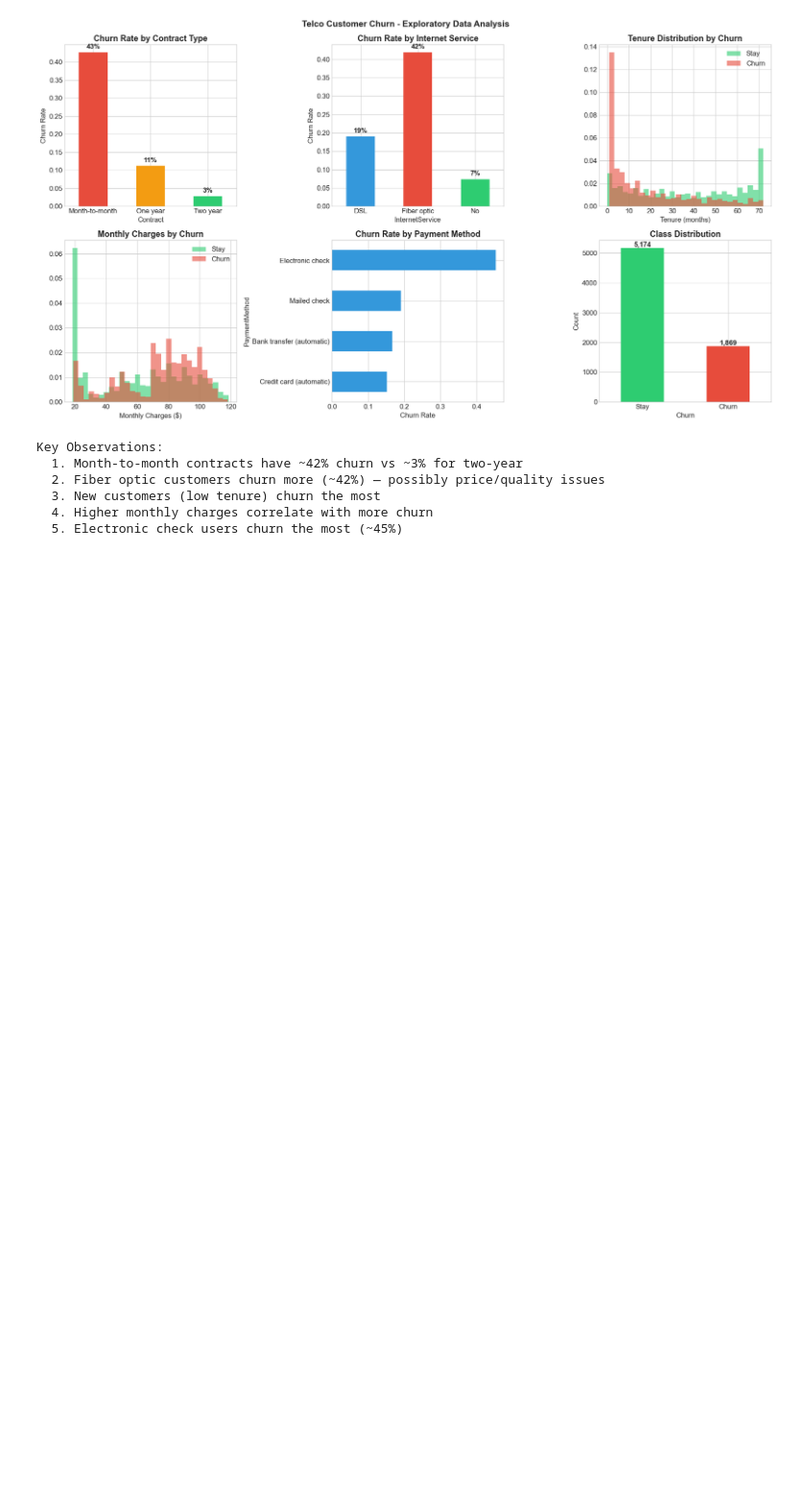
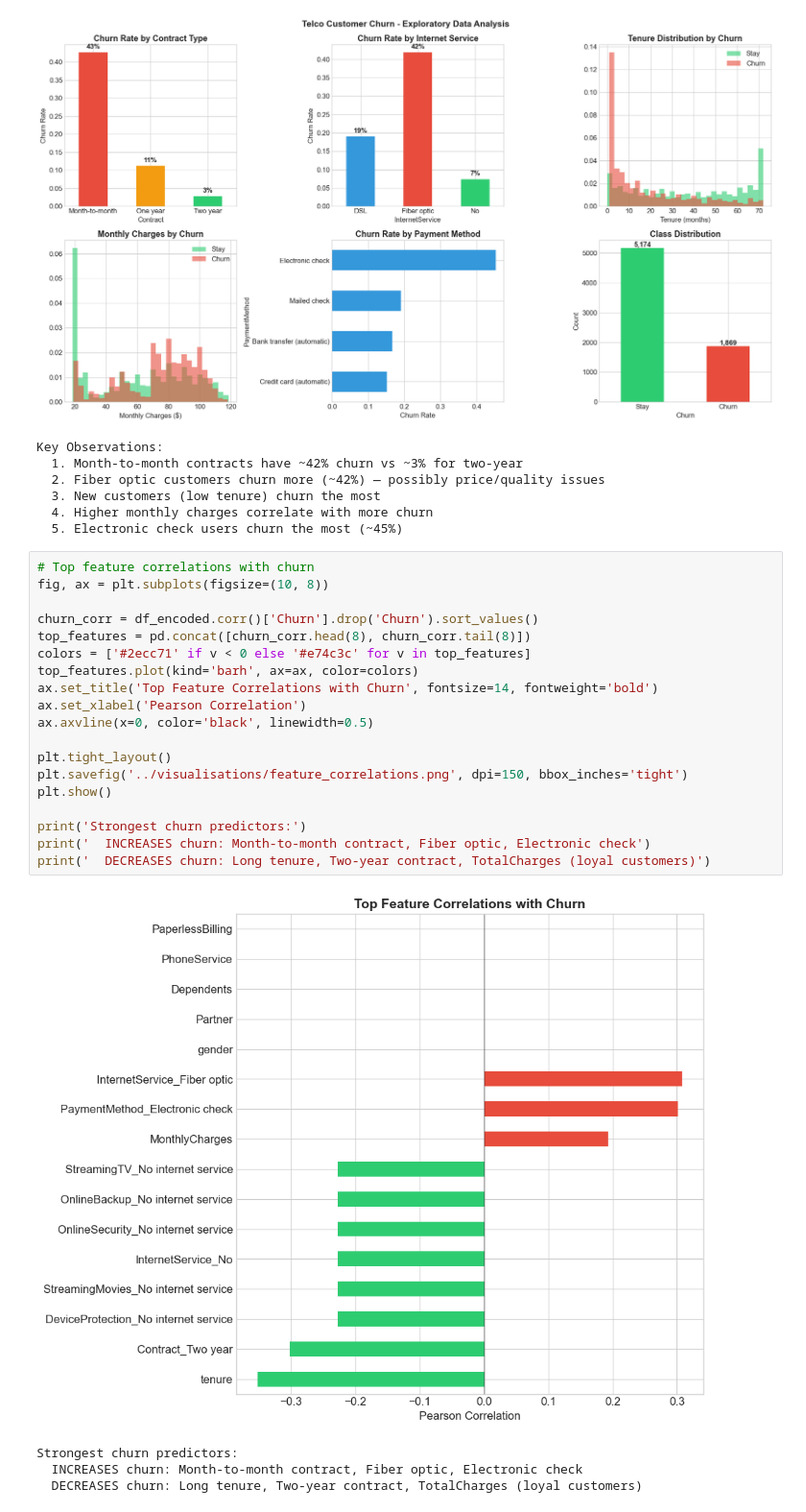
Before and after one commit to AlexKarari/logistic-regression, a Jupyter notebook: notebooks/logisitc_regression.ipynb, the cells around one changed output. Shown at 96% size. Cells and saved outputs as stored; diff of their text form; blank space fills up the shorter version.

Commit message:
Check top feature correlations with churn.

```diff
--- a/notebooks/logisitc_regression.ipynb
+++ b/notebooks/logisitc_regression.ipynb
@@ -262,3 +262,27 @@ Key Observations:
   3. New customers (low tenure) churn the most
   4. Higher monthly charges correlate with more churn
   5. Electronic check users churn the most (~45%)
+# %%
+# Top feature correlations with churn
+fig, ax = plt.subplots(figsize=(10, 8))
+
+churn_corr = df_encoded.corr()['Churn'].drop('Churn').sort_values()
+top_features = pd.concat([churn_corr.head(8), churn_corr.tail(8)])
+colors = ['#2ecc71' if v < 0 else '#e74c3c' for v in top_features]
+top_features.plot(kind='barh', ax=ax, color=colors)
+ax.set_title('Top Feature Correlations with Churn', fontsize=14, fontweight='bold')
+ax.set_xlabel('Pearson Correlation')
+ax.axvline(x=0, color='black', linewidth=0.5)
+
+plt.tight_layout()
+plt.savefig('../visualisations/feature_correlations.png', dpi=150, bbox_inches='tight')
+plt.show()
+
+print('Strongest churn predictors:')
+print('  INCREASES churn: Month-to-month contract, Fiber optic, Electronic check')
+print('  DECREASES churn: Long tenure, Two-year contract, TotalCharges (loyal customers)')
+# %% [output]
+[figure, added]
+Strongest churn predictors:
+  INCREASES churn: Month-to-month contract, Fiber optic, Electronic check
+  DECREASES churn: Long tenure, Two-year contract, TotalCharges (loyal customers)
```
Also changed, not shown: 1 other file.
